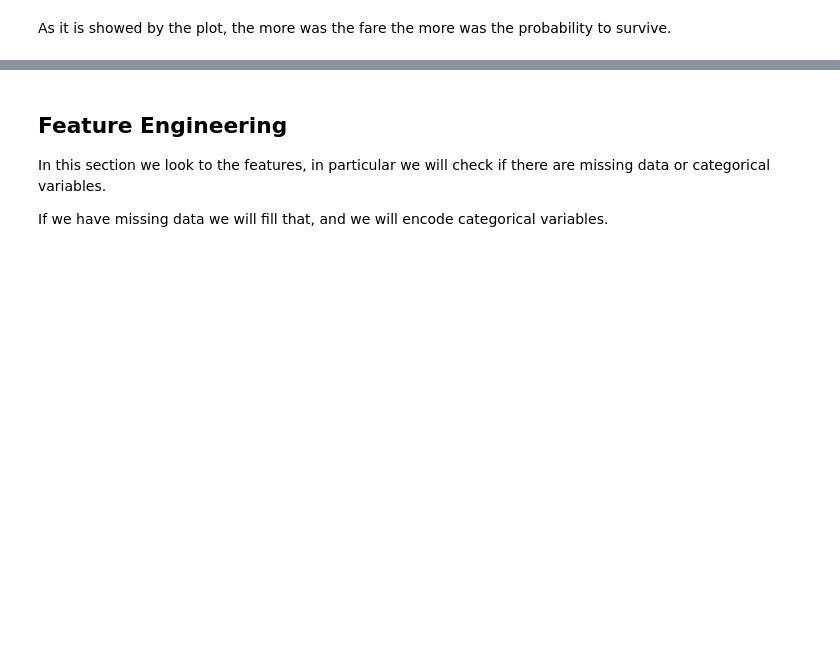
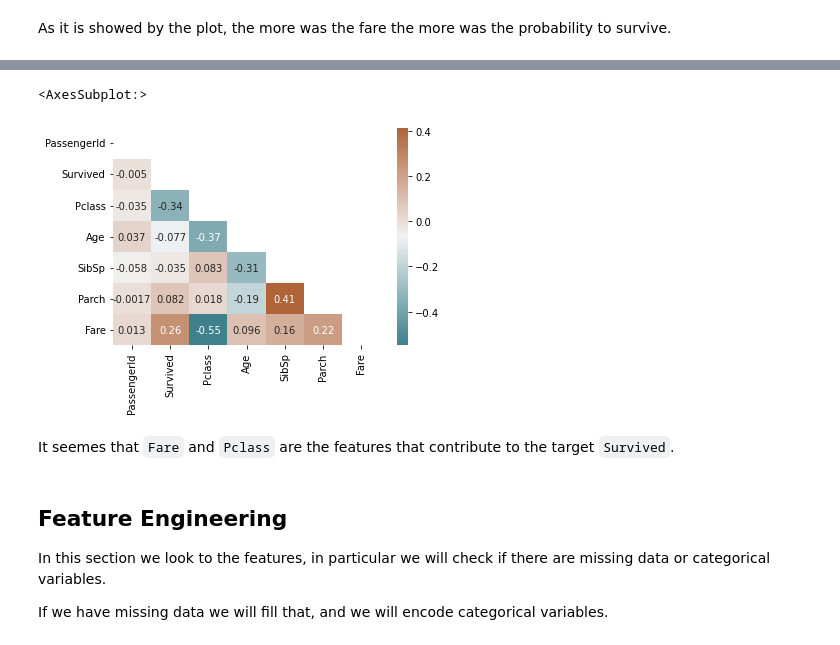
Before and after one commit to LapoDini/Titanic-Kaggle-Competiton, a Jupyter notebook: titanic-competition.ipynb, the cells around one changed output, grey strips where cells are left out. Drawn from its saved outputs; the diff is of its cells as text; code cells hidden in the pictures; blank space fills up the shorter version.

```diff
--- a/titanic-competition.ipynb
+++ b/titanic-competition.ipynb
@@ -170,3 +176,19 @@ As it is showed by the plot, the more was the fare the more was the probability
+# %%
+# Creating and visualizing a correlation matrix
+corr = train.corr()
+
+fig, ax = plt.subplots()
+cmap = sns.diverging_palette(210, 30, as_cmap = True)
+mask = np.triu(np.ones_like(corr, dtype = bool))
+sns.heatmap(corr,
+            annot = True,
+            cmap = cmap,
+            mask = mask)
+# %% [output]
+<AxesSubplot:>
+[figure, added]
+# %% [markdown]
+It seemes that `Fare` and `Pclass` are the features that contribute to the target `Survived`.
 # %% [markdown]
 ## Feature Engineering
 
```
Also changed, not shown: parts of 1 cell of this notebook.
